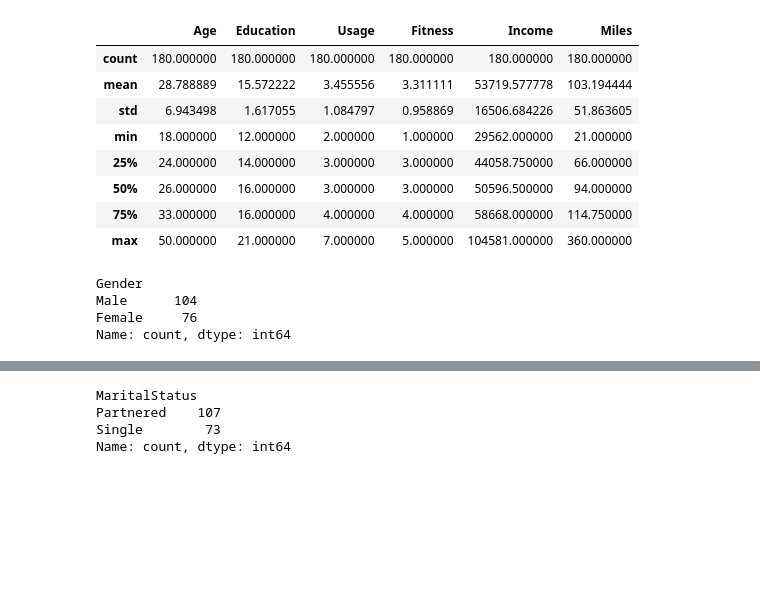
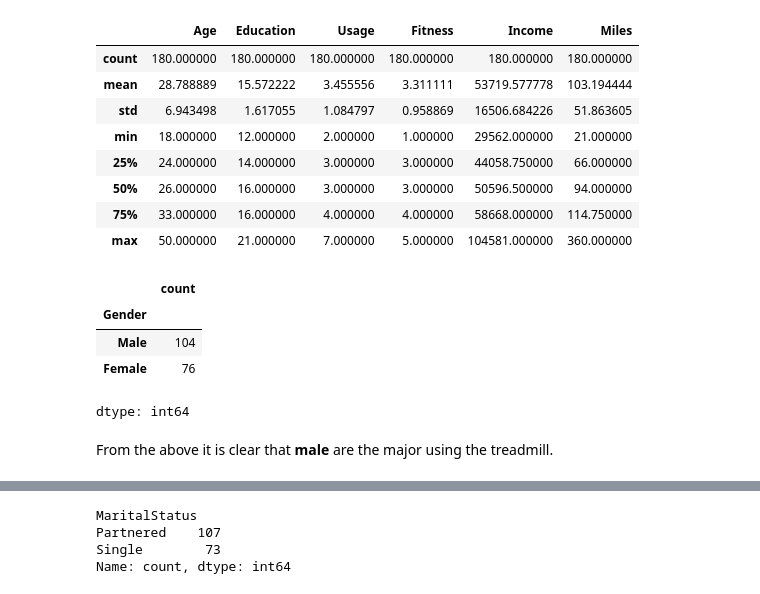
Before and after one commit to venkatesh-ux/Matplotlib-Seaborn, a Jupyter notebook: Airofit_Business_case.ipynb, the cells around one changed output, grey strips where cells are left out. Saved outputs shown, nothing was run; the diff lists cells and outputs as text; code cells hidden in the pictures; blank space fills up the shorter version.

```diff
--- a/Airofit_Business_case.ipynb
+++ b/Airofit_Business_case.ipynb
@@ -96,14 +106,17 @@ df.describe()
 | 75% | 33.000000 | 16.000000 | 4.000000 | 4.000000 | 58668.000000 | 114.750000 |
 | max | 50.000000 | 21.000000 | 7.000000 | 5.000000 | 104581.000000 | 360.000000 |
 # %%
-df['Product'].value_counts()
+#df['Product'].value_counts()
 df['MaritalStatus'].value_counts()
 df['Gender'].value_counts()
 # %% [output]
+|  | count |
+| Gender |  |
+| Male | 104 |
+| Female | 76 |
-Gender
-Male      104
-Female     76
-Name: count, dtype: int64
+dtype: int64
+# %% [markdown]
+From the above it is clear that **male** are the major using the treadmill.
 # %%
 df['Product'].value_counts()
 # %% [output]
```
Also changed, not shown: parts of 8 cells of this notebook.
